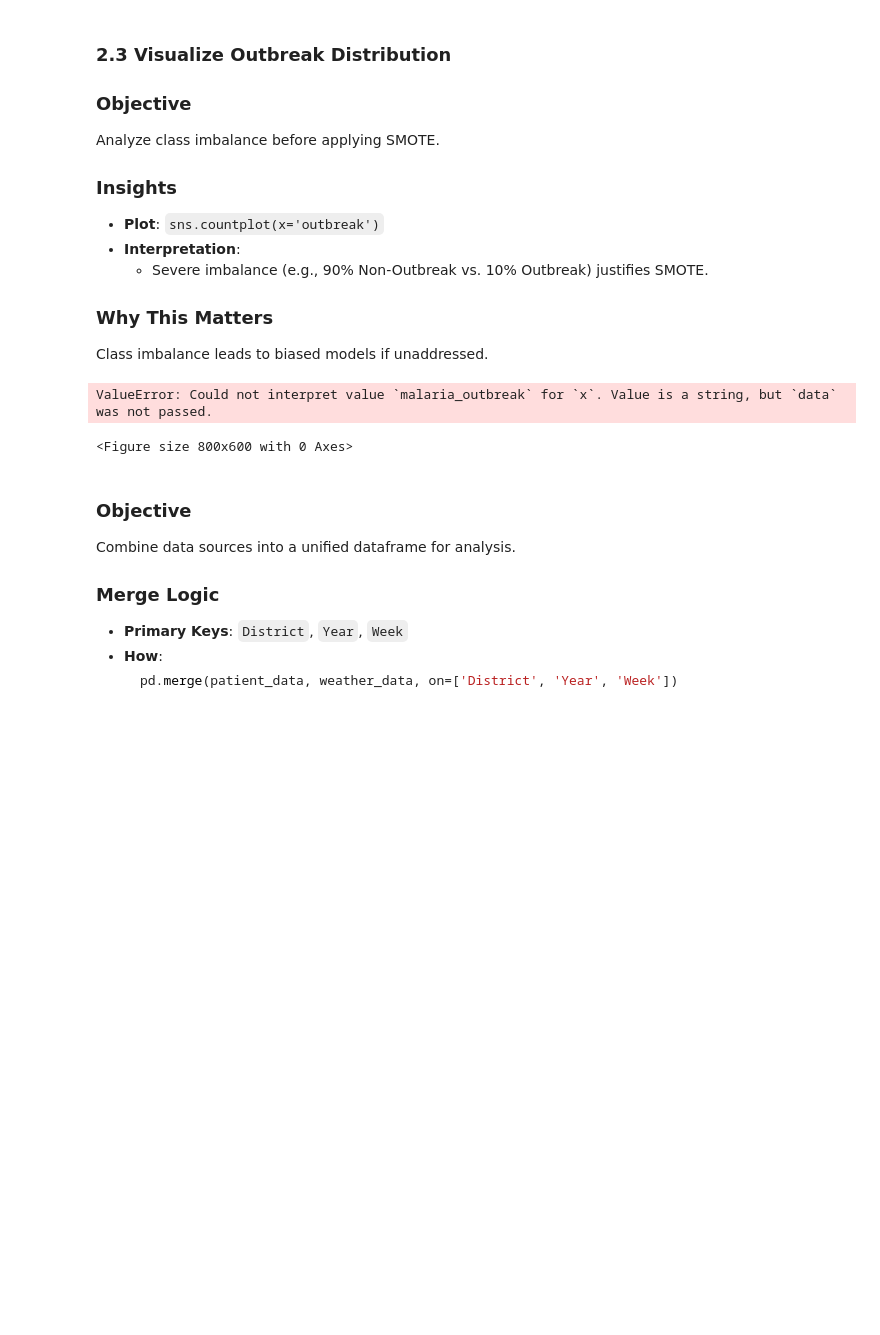
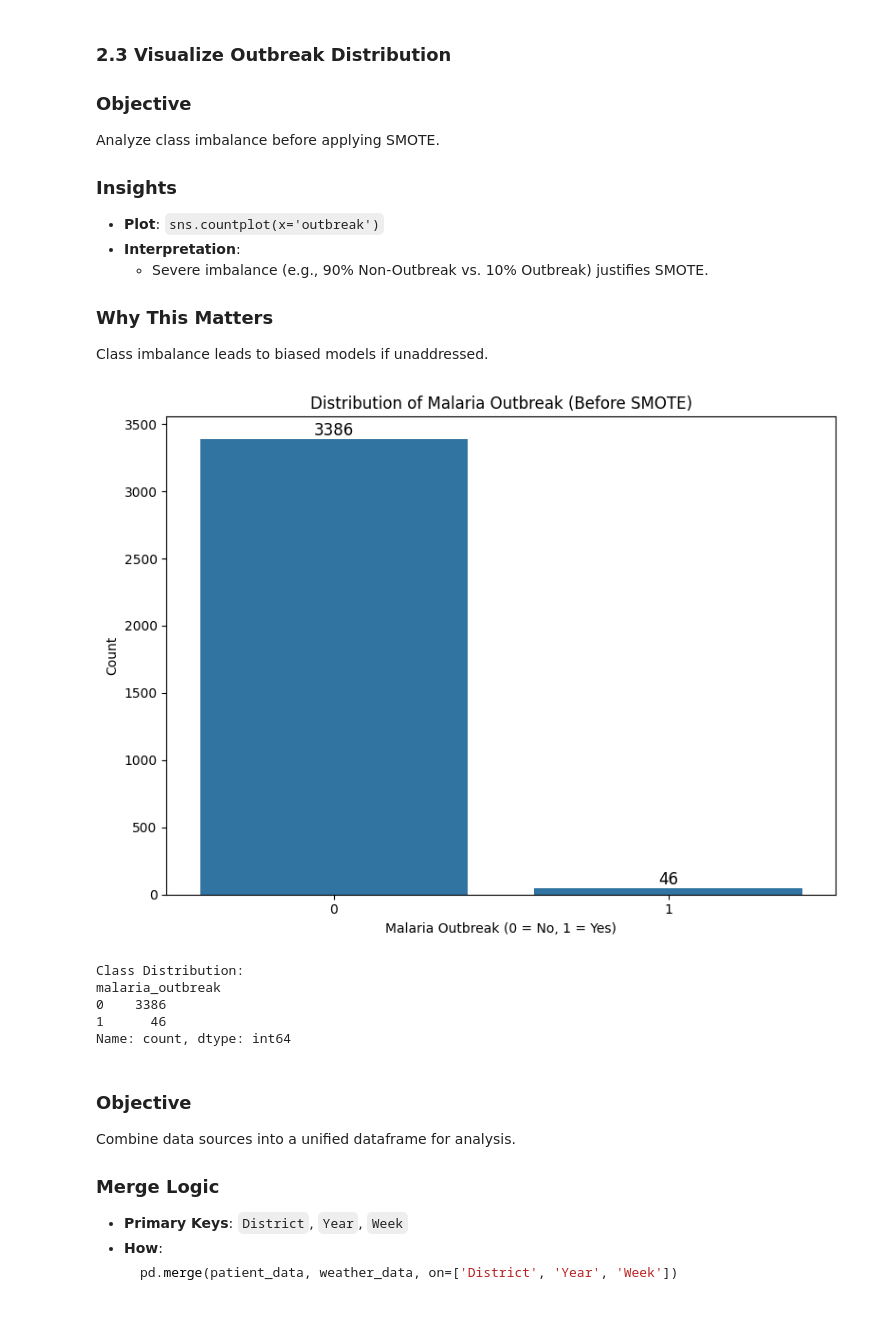
Before and after one commit to tarxemo/MalariaOutbreak, a Jupyter notebook: clean/final.ipynb, the cells around one changed output. Drawn from its saved outputs; the diff is of its cells as text; code cells hidden in the pictures; blank space fills up the shorter version.

```diff
--- a/clean/final.ipynb
+++ b/clean/final.ipynb
@@ -110,15 +110,19 @@ Define outbreaks using:
 def calculate_outbreak(df):
     df = df.sort_values(['District', 'Year', 'Week'])
 
-    # Uses only historical data (no leakage)
-    df['historical_avg'] = df.groupby('District')['true_malaria_cases'].transform(
-        lambda x: x.expanding(min_periods=4).mean().shift(1))
-    df['historical_std'] = df.groupby('District')['true_malaria_cases'].transform(
-        lambda x: x.expanding(min_periods=4).std().shift(1))
+    # Rolling statistics
+    df['4wk_avg'] = df.groupby('District')['true_malaria_cases'].transform(lambda x: x.rolling(window=4, min_periods=1).mean())
+    df['4wk_std'] = df.groupby('District')['true_malaria_cases'].transform(lambda x: x.rolling(window=4, min_periods=1).std())
+    df['12wk_moving_avg'] = df.groupby('District')['4wk_avg'].transform(lambda x: x.rolling(window=3, min_periods=1).mean())
 
-    df['threshold'] = df['historical_avg'] + (2 * df['historical_std'])
+    # Threshold calculation
+    df['threshold'] = df['12wk_moving_avg'] + (2 * df['4wk_std'])
+
+    # Outbreak classification
     df['malaria_outbreak'] = (df['true_malaria_cases'] > df['threshold']).astype(int)
 
+    return df
+
 patient = calculate_outbreak(patient)
 # %% [markdown]
 
@@ -136,17 +140,34 @@ Analyze class imbalance before applying SMOTE.
 Class imbalance leads to biased models if unaddressed.
 # %%
 plt.figure(figsize=(8, 6))
-sns.countplot(x='malaria_outbreak', data=patient)
+ax = sns.countplot(x='malaria_outbreak', data=patient)
+
 plt.title('Distribution of Malaria Outbreak (Before SMOTE)')
 plt.xlabel('Malaria Outbreak (0 = No, 1 = Yes)')
 plt.ylabel('Count')
+
+# Annotate each bar with its height
+for bar in ax.patches:
+    height = bar.get_height()
+    ax.text(
+        bar.get_x() + bar.get_width() / 2,  # x-position: center of bar
+        height,                             # y-position: top of bar
+        f'{height:.0f}',                    # text: height as integer
+        ha='center', va='bottom', fontsize=12
+    )
+
+plt.tight_layout()
 plt.show()
 
 print("Class Distribution:")
 print(patient['malaria_outbreak'].value_counts())
 # %% [output]
+[figure, added]
-ValueError: Could not interpret value `malaria_outbreak` for `x`. Value is a string, but `data` was not passed.
+Class Distribution:
+malaria_outbreak
+0    3386
+1      46
+Name: count, dtype: int64
-<Figure size 800x600 with 0 Axes>
 # %% [markdown]
 ### **Objective**
 Combine data sources into a unified dataframe for analysis.
```
Also changed, not shown: parts of 10 cells of this notebook.
